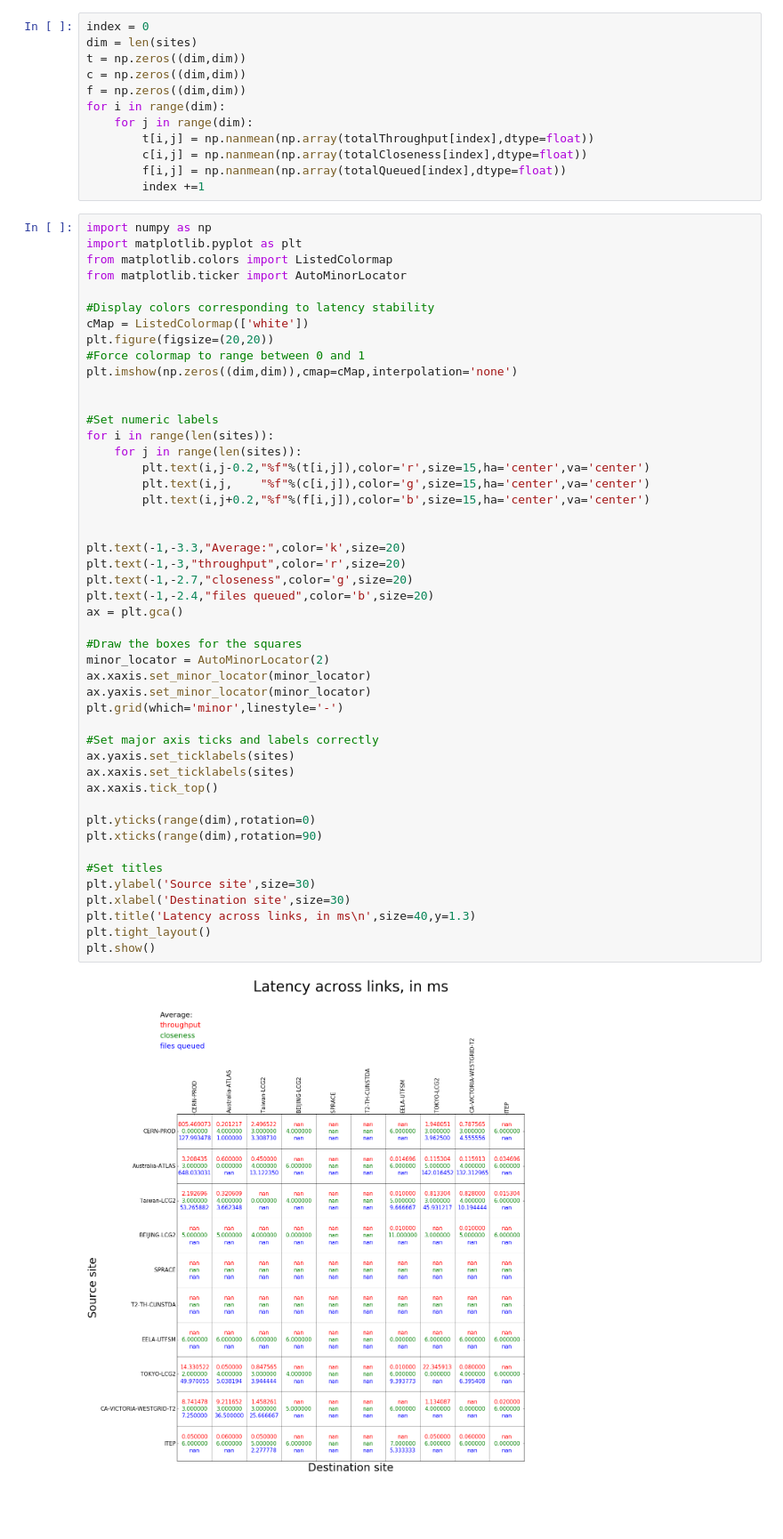
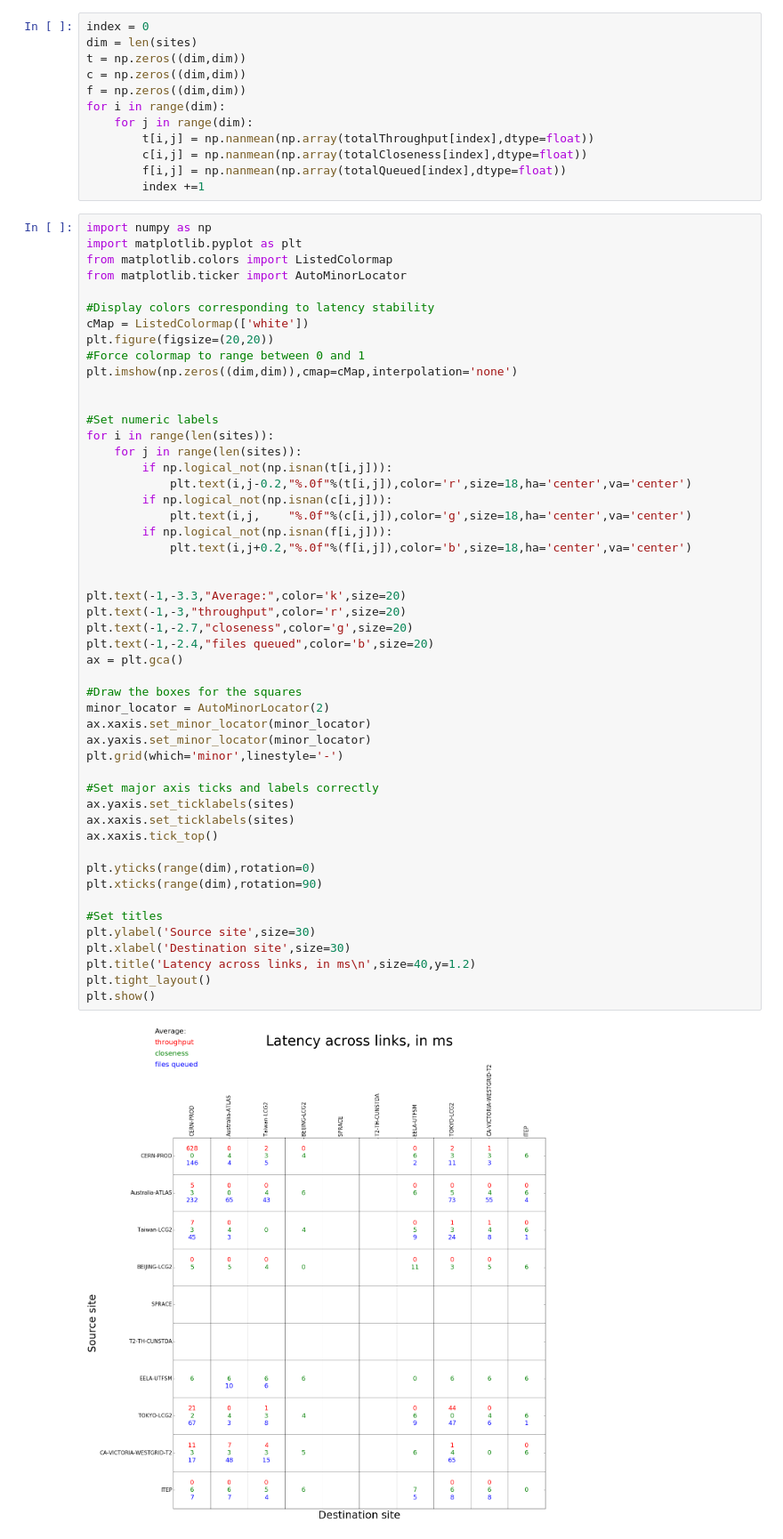
Before and after one commit to ATLAS-Analytics/AnalyticsNotebooks, a Jupyter notebook: Wesley/LinkGraphs-Copy1.ipynb, the cells around one changed output. Shown: that part at 89% size. Drawn from its saved outputs; the diff is of its cells as text; blank space fills up the shorter version.

```diff
--- a/Wesley/LinkGraphs-Copy1.ipynb
+++ b/Wesley/LinkGraphs-Copy1.ipynb
@@ -174,36 +174,39 @@ plt.imshow(np.zeros((dim,dim)),cmap=cMap,interpolation='none')
 #Set numeric labels
 for i in range(len(sites)):
     for j in range(len(sites)):
-        plt.text(i,j-0.2,"%f"%(t[i,j]),color='r',size=15,ha='center',va='center')
-        plt.text(i,j,    "%f"%(c[i,j]),color='g',size=15,ha='center',va='center')
-        plt.text(i,j+0.2,"%f"%(f[i,j]),color='b',size=15,ha='center',va='center')
+        if np.logical_not(np.isnan(t[i,j])):
+            plt.text(i,j-0.2,"%.0f"%(t[i,j]),color='r',size=18,ha='center',va='center')
+        if np.logical_not(np.isnan(c[i,j])):
+            plt.text(i,j,    "%.0f"%(c[i,j]),color='g',size=18,ha='center',va='center')
+        if np.logical_not(np.isnan(f[i,j])):
+            plt.text(i,j+0.2,"%.0f"%(f[i,j]),color='b',size=18,ha='center',va='center')
 
 
 plt.text(-1,-3.3,"Average:",color='k',size=20)
 plt.text(-1,-3,"throughput",color='r',size=20)
 plt.text(-1,-2.7,"closeness",color='g',size=20)
 plt.text(-1,-2.4,"files queued",color='b',size=20)
 ax = plt.gca()
 
 #Draw the boxes for the squares
 minor_locator = AutoMinorLocator(2)
 ax.xaxis.set_minor_locator(minor_locator)
 ax.yaxis.set_minor_locator(minor_locator)
 plt.grid(which='minor',linestyle='-')
 
 #Set major axis ticks and labels correctly
 ax.yaxis.set_ticklabels(sites)
 ax.xaxis.set_ticklabels(sites)
 ax.xaxis.tick_top()
 
 plt.yticks(range(dim),rotation=0)
 plt.xticks(range(dim),rotation=90)
 
 #Set titles
 plt.ylabel('Source site',size=30)
 plt.xlabel('Destination site',size=30)
-plt.title('Latency across links, in ms\n',size=40,y=1.3)
+plt.title('Latency across links, in ms\n',size=40,y=1.2)
 plt.tight_layout()
 plt.show()
 # %% [output]
-[figure, old version]
+[figure, new version]
```
Also changed, not shown: parts of 11 cells of this notebook, 6 other files.
